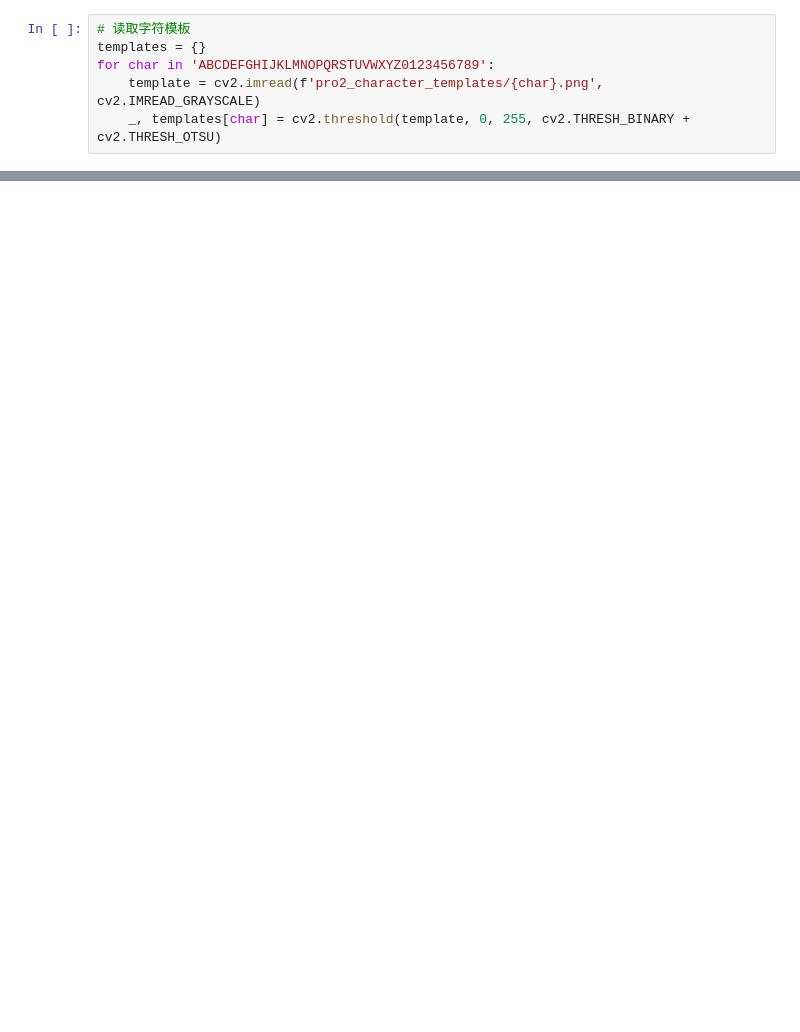
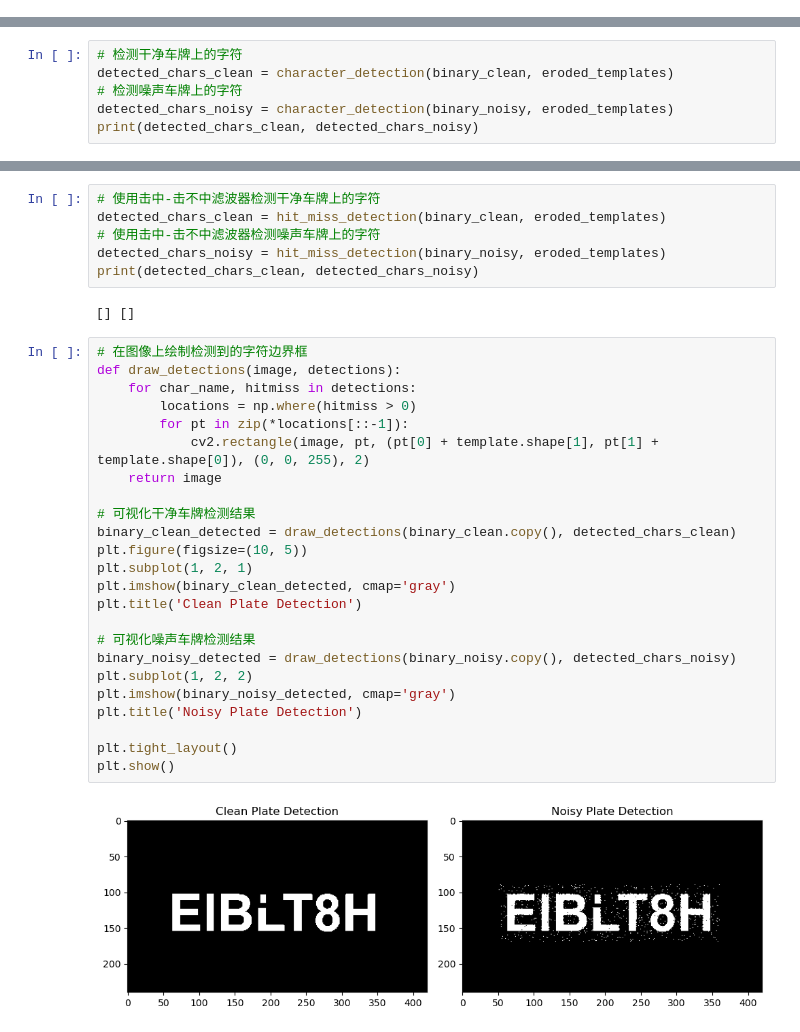
Before and after one commit to xh2002/EIE4512_CUHKSZ, a Jupyter notebook: Assignment3/Problem2.ipynb, the cells around one changed output, grey strips where cells are left out. Cells and saved outputs as stored; diff of their text form; blank space fills up the shorter version.

```diff
--- a/Assignment3/Problem2.ipynb
+++ b/Assignment3/Problem2.ipynb
@@ -51,6 +6,0 @@ noisy_license_plate = binarize_image('./figs/pro2_license_plate_noisy.png')
-# %%
-# 读取字符模板
-templates = {}
-for char in 'ABCDEFGHIJKLMNOPQRSTUVWXYZ0123456789':
-    template = cv2.imread(f'pro2_character_templates/{char}.png', cv2.IMREAD_GRAYSCALE)
-    _, templates[char] = cv2.threshold(template, 0, 255, cv2.THRESH_BINARY + cv2.THRESH_OTSU)
@@ -86,0 +103,6 @@ Character detection by erosion (clean license plate):
+# %%
+# 检测干净车牌上的字符
+detected_chars_clean = character_detection(binary_clean, eroded_templates)
+# 检测噪声车牌上的字符
+detected_chars_noisy = character_detection(binary_noisy, eroded_templates)
+print(detected_chars_clean, detected_chars_noisy)
@@ -86,0 +149,34 @@ Character detection by erosion (clean license plate):
+# %%
+# 使用击中-击不中滤波器检测干净车牌上的字符
+detected_chars_clean = hit_miss_detection(binary_clean, eroded_templates)
+# 使用击中-击不中滤波器检测噪声车牌上的字符
+detected_chars_noisy = hit_miss_detection(binary_noisy, eroded_templates)
+print(detected_chars_clean, detected_chars_noisy)
+# %% [output]
+[] []
+# %%
+# 在图像上绘制检测到的字符边界框
+def draw_detections(image, detections):
+    for char_name, hitmiss in detections:
+        locations = np.where(hitmiss > 0)
+        for pt in zip(*locations[::-1]):
+            cv2.rectangle(image, pt, (pt[0] + template.shape[1], pt[1] + template.shape[0]), (0, 0, 255), 2)
+    return image
+
+# 可视化干净车牌检测结果
+binary_clean_detected = draw_detections(binary_clean.copy(), detected_chars_clean)
+plt.figure(figsize=(10, 5))
+plt.subplot(1, 2, 1)
+plt.imshow(binary_clean_detected, cmap='gray')
+plt.title('Clean Plate Detection')
+
+# 可视化噪声车牌检测结果
+binary_noisy_detected = draw_detections(binary_noisy.copy(), detected_chars_noisy)
+plt.subplot(1, 2, 2)
+plt.imshow(binary_noisy_detected, cmap='gray')
+plt.title('Noisy Plate Detection')
+
+plt.tight_layout()
+plt.show()
+# %% [output]
+[figure, added]
```
Also changed, not shown: parts of 18 cells of this notebook, 6 other files.
